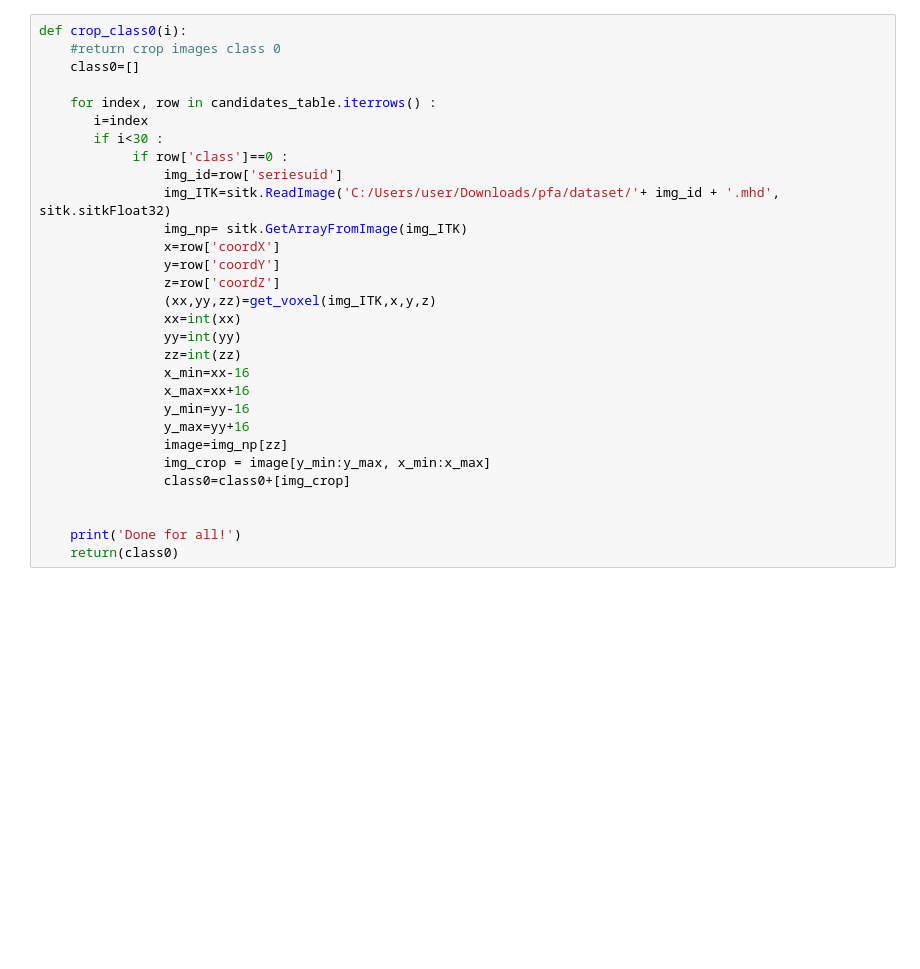
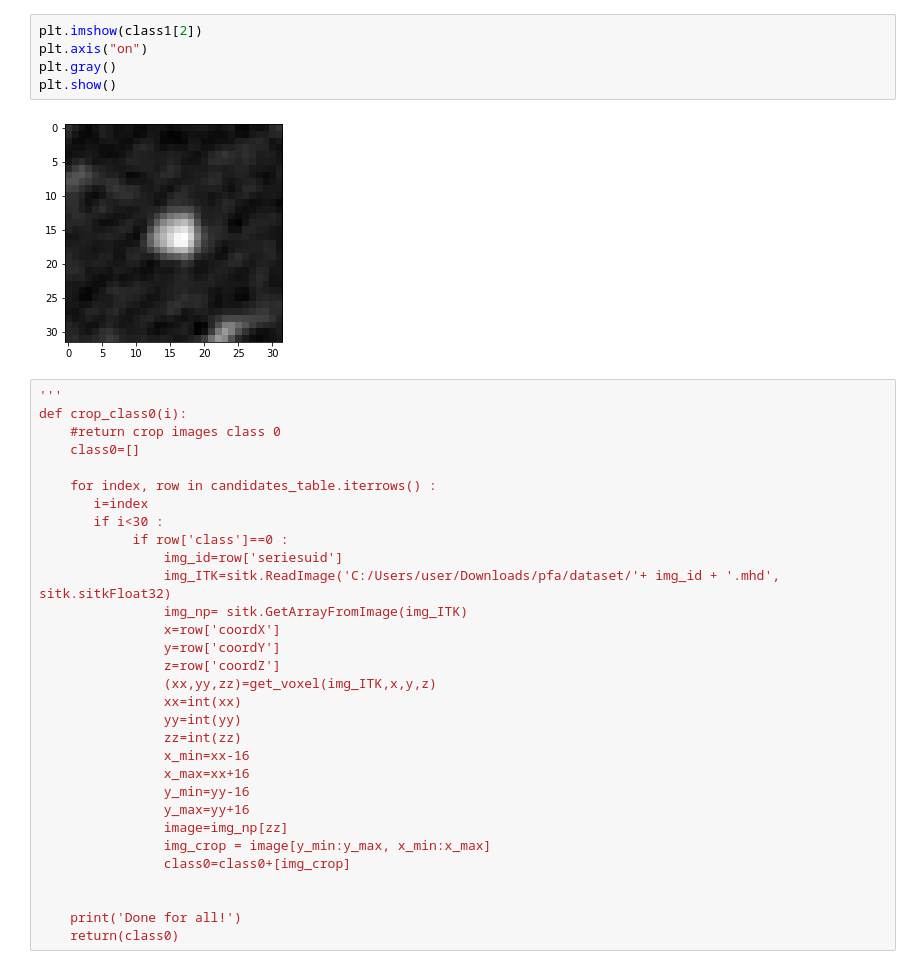
Before and after one commit to MehdiBenSalah/pfa, a Jupyter notebook: nodule_classification.ipynb, the cells around one changed output. Cells and saved outputs as stored; diff of their text form; blank space fills up the shorter version.

```diff
--- a/nodule_classification.ipynb
+++ b/nodule_classification.ipynb
@@ -72,4 +211,12 @@ plt.show()
+# %%
+plt.imshow(class1[2])
+plt.axis("on")
+plt.gray()
+plt.show()
+# %% [output]
+[figure, added]
 # %%
+'''
 def crop_class0(i):
     #return crop images class 0
     class0=[]
```
Also changed, not shown: parts of 12 cells of this notebook.
